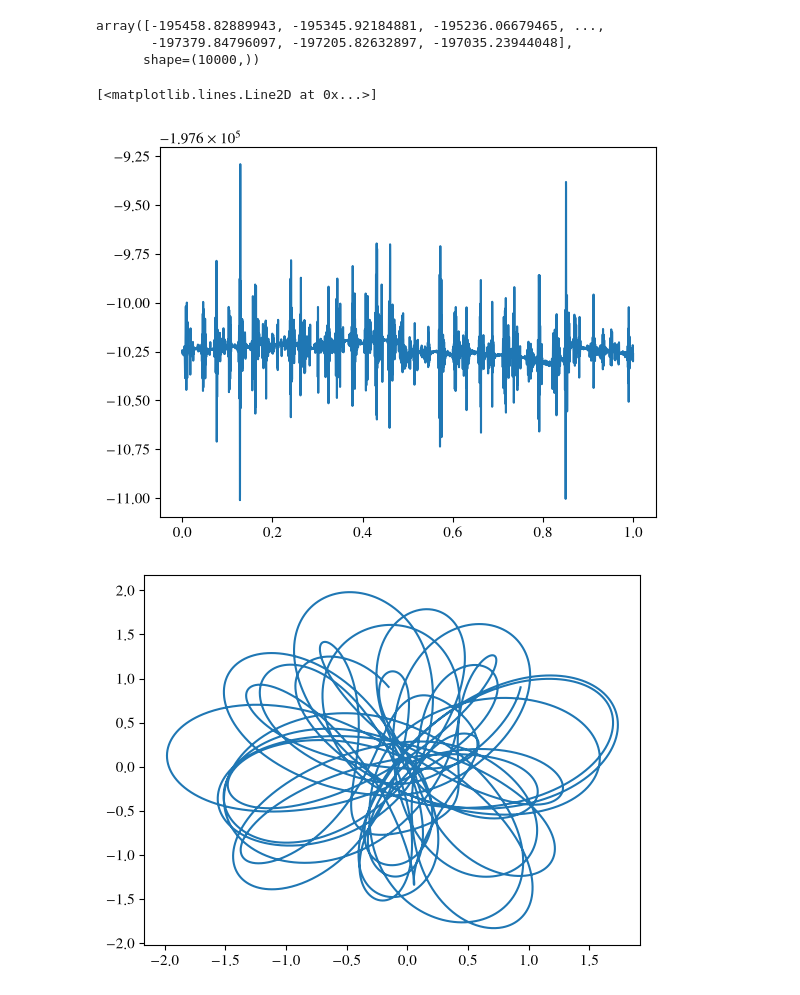
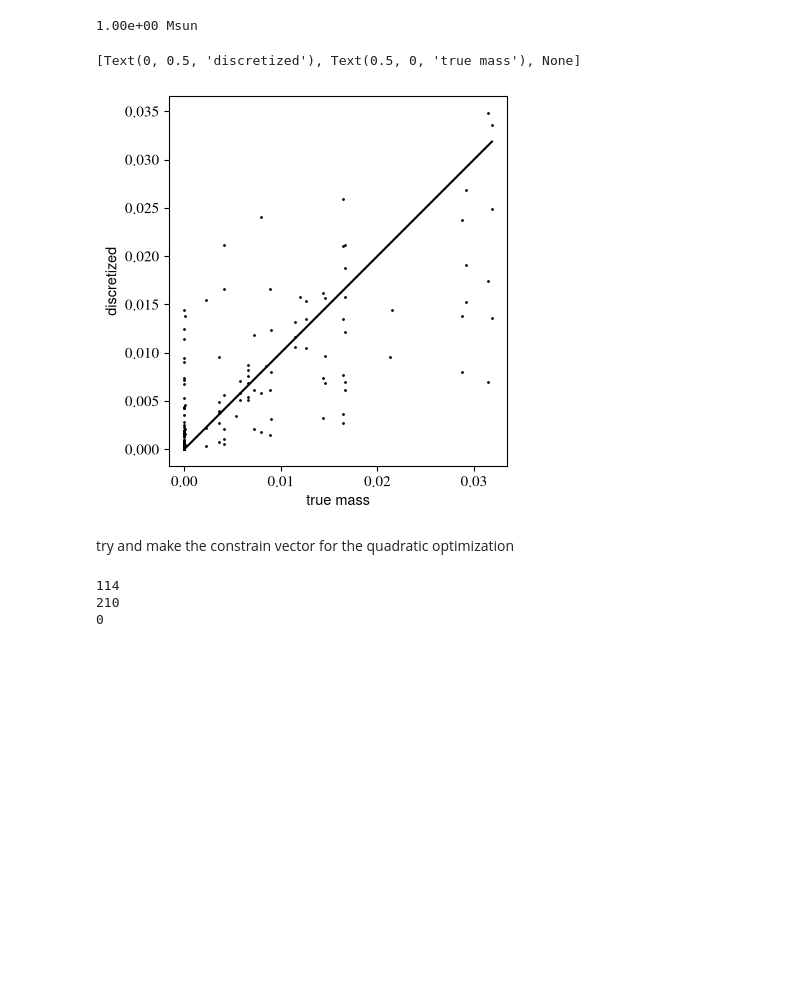
Before and after one commit to salvatore-ferrone/bar-dynamics, a Jupyter notebook: pedagogy/schwarzchild_hunter2024_bar.ipynb, the cells around one changed output. Saved outputs shown, nothing was run; the diff lists cells and outputs as text; code cells hidden in the pictures; blank space fills up the shorter version.

```diff
--- a/pedagogy/schwarzchild_hunter2024_bar.ipynb
+++ b/pedagogy/schwarzchild_hunter2024_bar.ipynb
@@ -41,0 +89,3 @@ ics=barframe.sample_phase_space_within_bar(pot_total,omega,norbits=norbits,seed=
+# %%
+xl1, EL1 = barframe.lagrange_l1_energy(potential, omega)
+xvzc,yvzc = barframe.xy_plane_zero_velocity_curve(potential,omega,EL1)
@@ -42,3 +116,19 @@ ics=barframe.sample_phase_space_within_bar(pot_total,omega,norbits=norbits,seed=
+# %%
+# DensityCylindricalLinear
+axisRatioY      =   axisRatioY
+axisRatioZ      =   axisRatioZ
+stripsPerPane   =   2
+
+gridr           =   agama.nonuniformGrid(12, 0.1, xl1,)
+gridz           =   agama.nonuniformGrid(12, 0.1, axisRatioZ,)
+target_density  = agama.Target(type = "DensityClassicLinear",gridr = gridr, stripsPerPane = stripsPerPane, axisRatioY=axisRatioY, axisRatioZ=axisRatioZ)
+times           =   10*potential.Tcirc(ics)
 # %%
-traj=agama.orbit(ic=ics,potential=pot_total,Omega=omega,dtype=object,time=1,separateTime=True)
+D,traj=agama.orbit(ic=ics,
+                   potential=potential,
+                   Omega=omega,
+                   dtype=object,
+                   time=times,
+                   separateTime=True,
+                   targets=target_density)
 # %% [output]
@@ -58,24 +136,19 @@ axis.set(aspect="equal");
-# %%
-pos = numpy.column_stack([traj[index].x(timestamps),traj[index].y(timestamps),traj[index].z(timestamps)])
-kinetic =
-pot_total.eval(pos,pot=True)
-# %% [output]
-array([-195458.82889943, -195345.92184881, -195236.06679465, ...,
-       -197379.84796097, -197205.82632897, -197035.23944048],
-      shape=(10000,))
-# %%
-index=2
-phase_space=traj[index](timestamps)
-pot=pot_total.eval(phase_space[:,0:3],pot=True)
-kinetic = (1/2)*numpy.sum(phase_space[:,3:6]**2,axis=1)
-Lz = phase_space[:, 0] * phase_space[:, 4] - phase_space[:, 1] * phase_space[:, 3]
-rotational = omega * Lz
-jacobii = pot+kinetic-rotational
-plt.plot(timestamps,jacobii);
-
-fig,axis=plt.subplots(1,1)
-axis.plot(phase_space[:,0],phase_space[:,1])
-# %% [output]
-[<matplotlib.lines.Line2D at 0x...>]
-[figure, removed]
-[figure, removed]
+# %%
+# the bar mass
+total_bar_mass = bar.totalMass()
+print("{:.2e}".format(total_bar_mass), "Msun")
+# make each star the same mass
+w = numpy.ones(len(ics)) * total_bar_mass / len(ics)
+# get the discrete mass for each chunk
+mass_discrete = D.T.dot(w)
+mass_true = target_density(bar)
+# %% [output]
+1.00e+00 Msun
+# %%
+fig,axis = plt.subplots(1,1)
+axis.scatter(mass_true,mass_discrete,s=1,color="k");
+axis.plot([mass_true.min(), mass_true.max()],[mass_true.min(), mass_true.max()],zorder=10,color="k")
+axis.set(ylabel="discretized", xlabel="true mass",aspect="equal")
+# %% [output]
+[Text(0, 0.5, 'discretized'), Text(0.5, 0, 'true mass'), None]
+[figure, added]
@@ -81,0 +157,2 @@ axis.plot(phase_space[:,0],phase_space[:,1])
+# %% [markdown]
+try and make the constrain vector for the quadratic optimization
@@ -81,0 +161,8 @@ axis.plot(phase_space[:,0],phase_space[:,1])
+# %%
+print((mass_true==0).sum(), )
+print(len(mass_true))
+print((D.sum(axis=0)==0).sum())
+# %% [output]
+114
+210
+0
```
Also changed, not shown: parts of 19 cells of this notebook.
